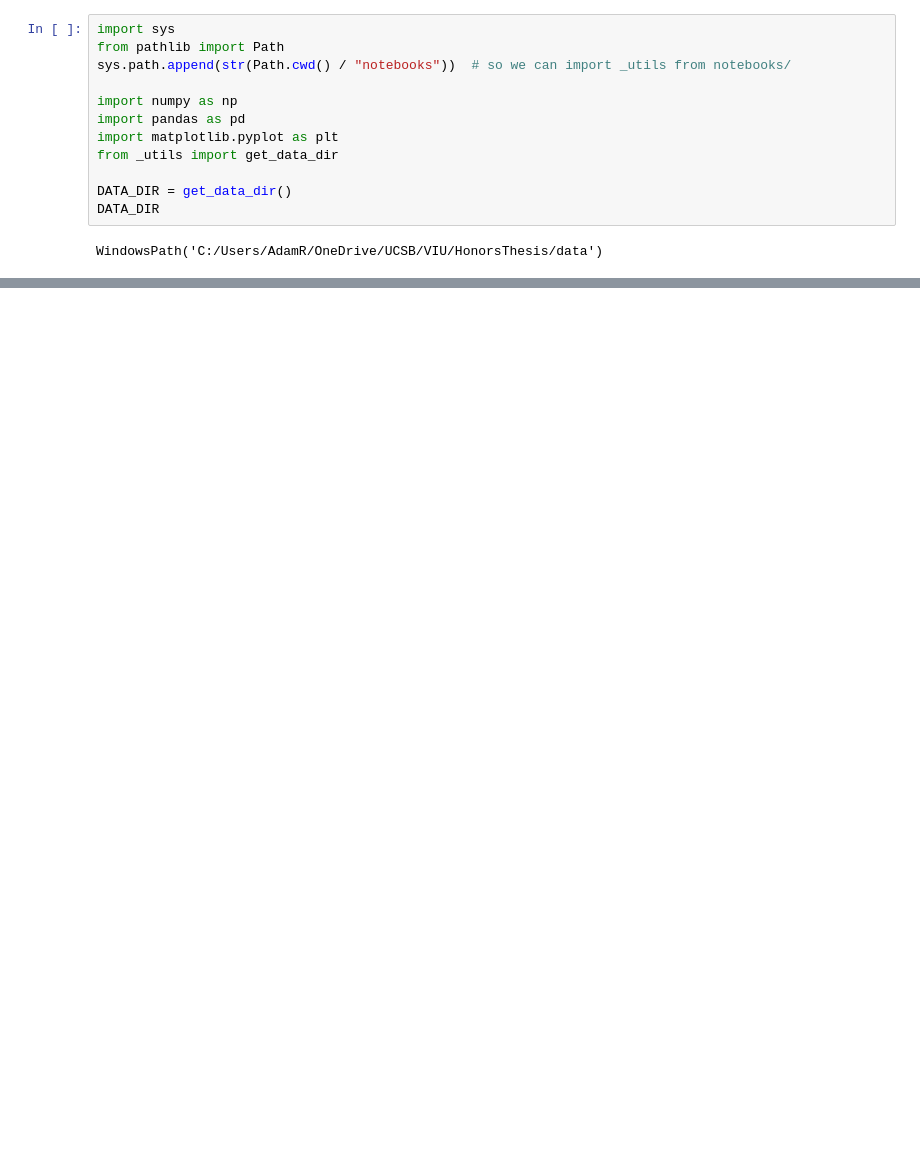
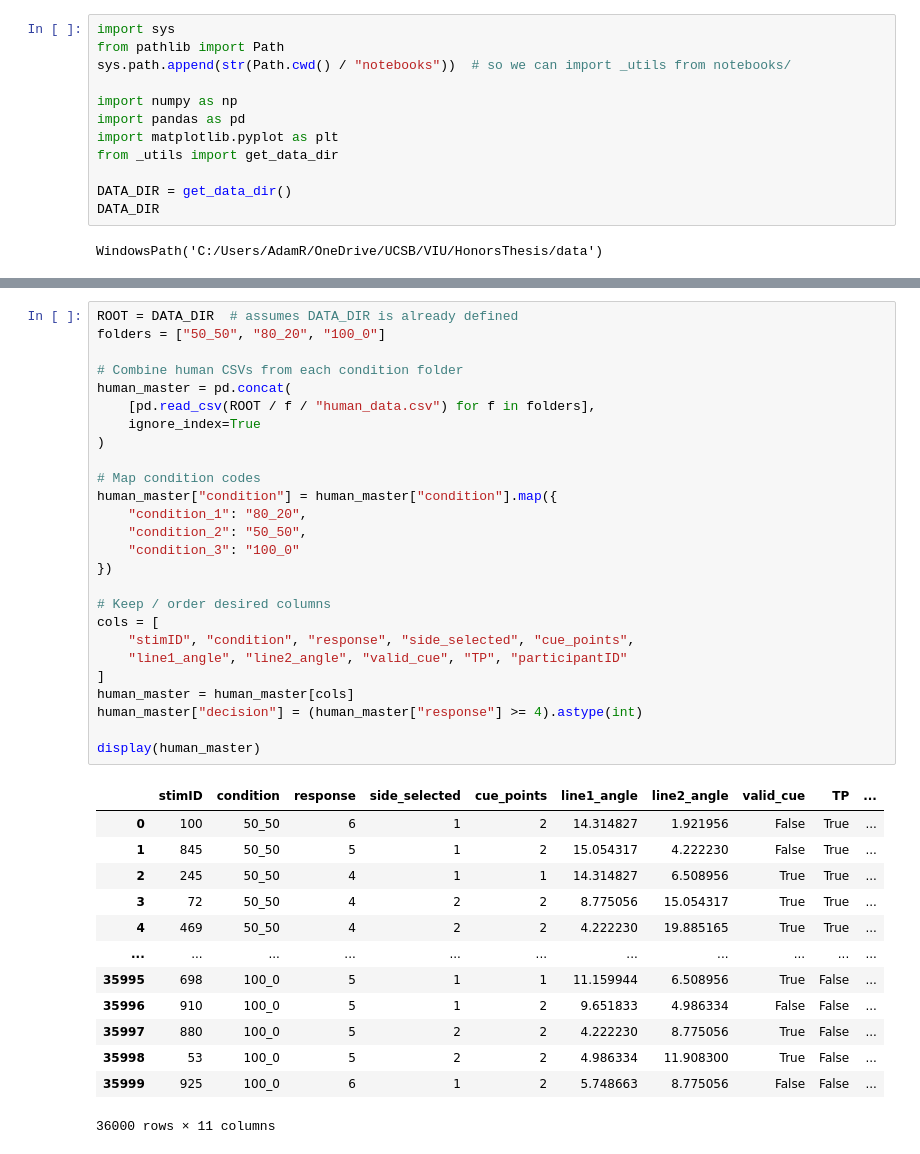
Before and after one commit to AdamRychtecky8/Flexible-Wisdom, a Jupyter notebook: notebooks/Human_exploration.ipynb, the cells around one changed output, grey strips where cells are left out. Saved outputs shown, nothing was run; the diff lists cells and outputs as text; blank space fills up the shorter version.

```diff
--- a/notebooks/Human_exploration.ipynb
+++ b/notebooks/Human_exploration.ipynb
@@ -818,0 +15,40 @@ Top weights (head):
+# %%
+ROOT = DATA_DIR  # assumes DATA_DIR is already defined
+folders = ["50_50", "80_20", "100_0"]
+
+# Combine human CSVs from each condition folder
+human_master = pd.concat(
+    [pd.read_csv(ROOT / f / "human_data.csv") for f in folders],
+    ignore_index=True
+)
+
+# Map condition codes
+human_master["condition"] = human_master["condition"].map({
+    "condition_1": "80_20",
+    "condition_2": "50_50",
+    "condition_3": "100_0"
+})
+
+# Keep / order desired columns
+cols = [
+    "stimID", "condition", "response", "side_selected", "cue_points",
+    "line1_angle", "line2_angle", "valid_cue", "TP", "participantID"
+]
+human_master = human_master[cols]
+human_master["decision"] = (human_master["response"] >= 4).astype(int)
+
+display(human_master)
+# %% [output]
+|  | stimID | condition | response | side_selected | cue_points | line1_angle | line2_angle | valid_cue | TP | ... |
+| 0 | 100 | 50_50 | 6 | 1 | 2 | 14.314827 | 1.921956 | False | True | ... |
+| 1 | 845 | 50_50 | 5 | 1 | 2 | 15.054317 | 4.222230 | False | True | ... |
+| 2 | 245 | 50_50 | 4 | 1 | 1 | 14.314827 | 6.508956 | True | True | ... |
+| 3 | 72 | 50_50 | 4 | 2 | 2 | 8.775056 | 15.054317 | True | True | ... |
+| 4 | 469 | 50_50 | 4 | 2 | 2 | 4.222230 | 19.885165 | True | True | ... |
+| ... | ... | ... | ... | ... | ... | ... | ... | ... | ... | ... |
+| 35995 | 698 | 100_0 | 5 | 1 | 1 | 11.159944 | 6.508956 | True | False | ... |
+| 35996 | 910 | 100_0 | 5 | 1 | 2 | 9.651833 | 4.986334 | False | False | ... |
+| 35997 | 880 | 100_0 | 5 | 2 | 2 | 4.222230 | 8.775056 | True | False | ... |
+| 35998 | 53 | 100_0 | 5 | 2 | 2 | 4.986334 | 11.908300 | True | False | ... |
+| 35999 | 925 | 100_0 | 6 | 1 | 2 | 5.748663 | 8.775056 | False | False | ... |
+36000 rows × 11 columns
```
Also changed, not shown: parts of 13 cells of this notebook, 5 other files.
